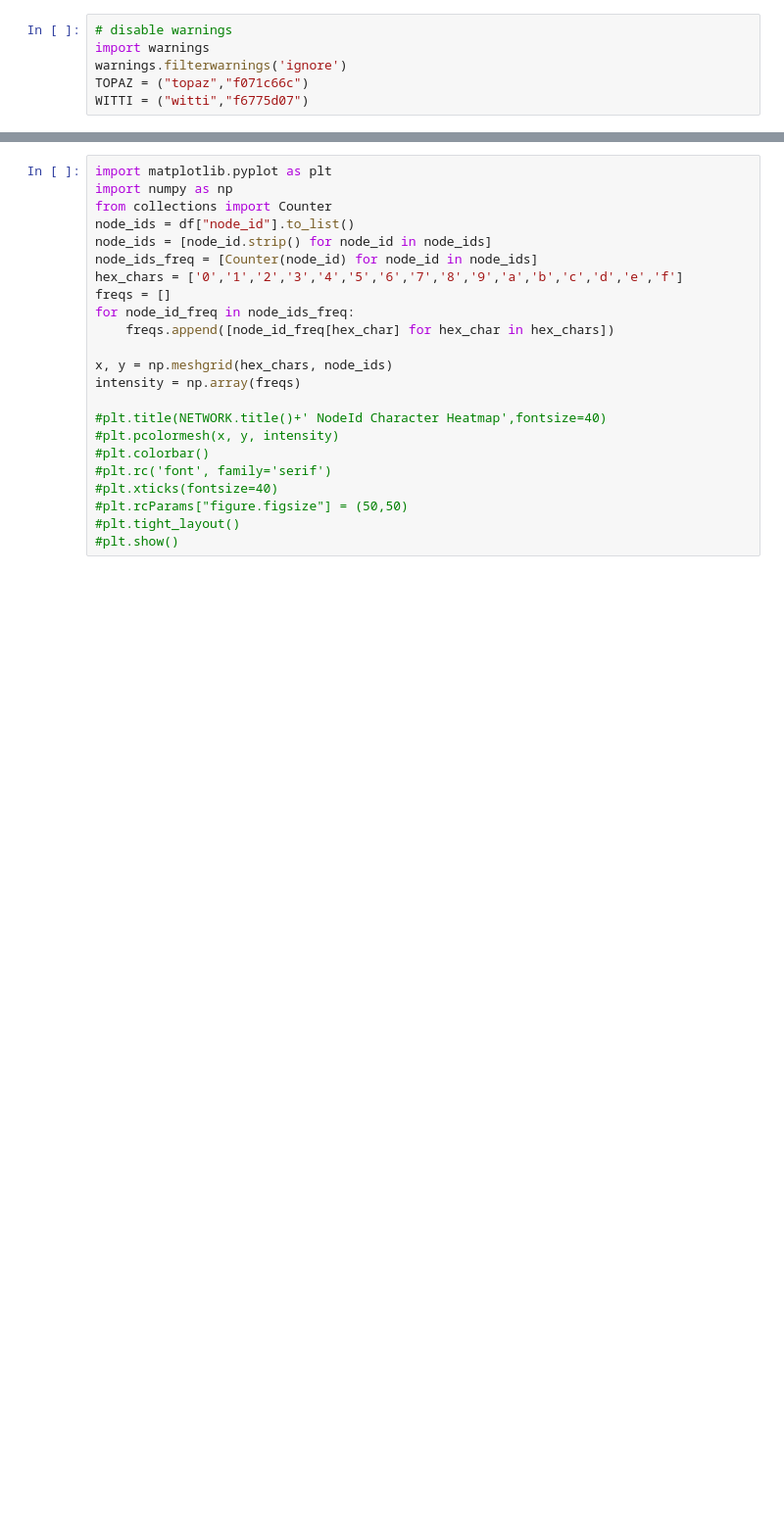
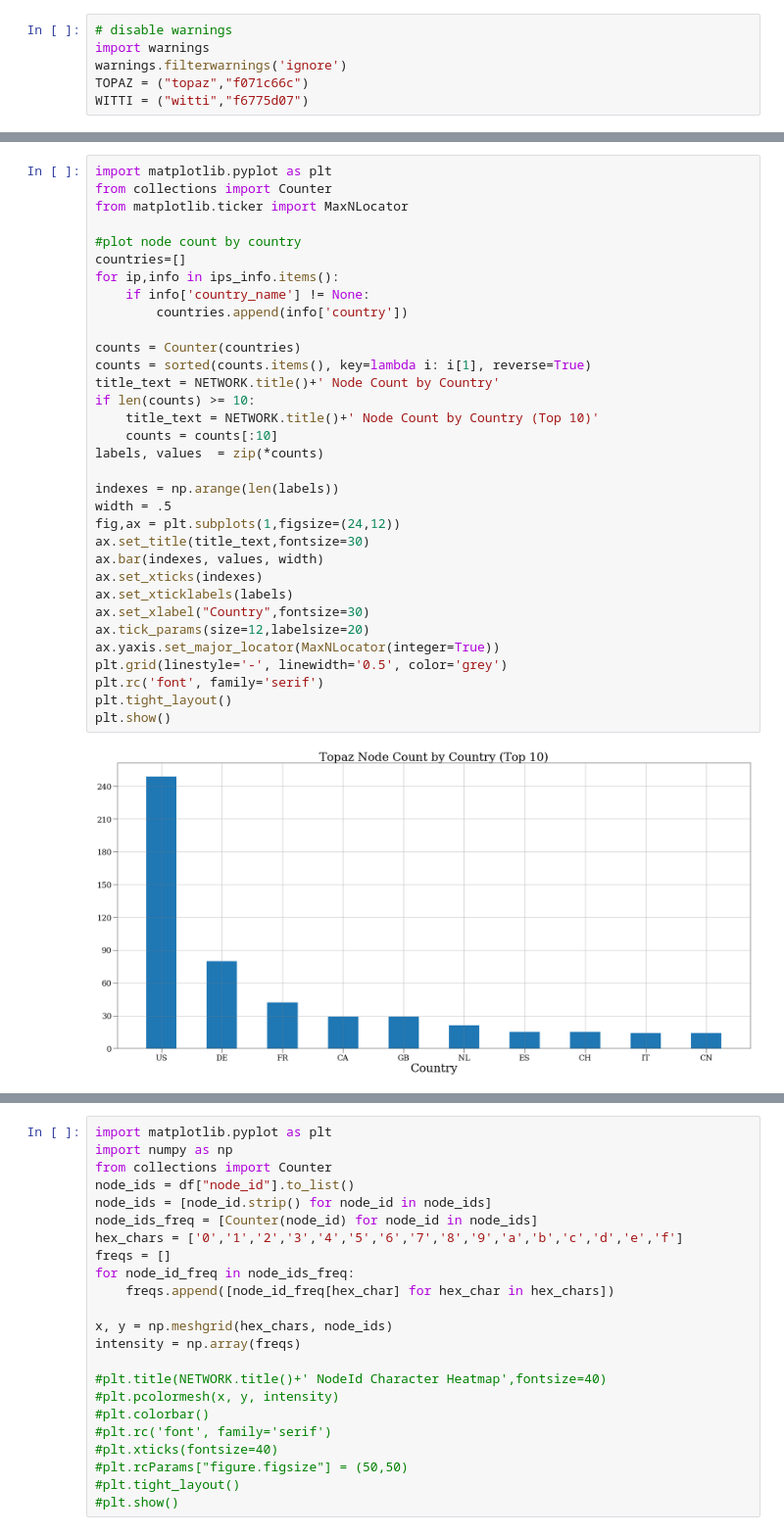
Before and after one commit to jrhea/prkl, a Jupyter notebook: analysis/testnet-analysis.ipynb, the cells around one changed output, grey strips where cells are left out. Shown at 98% size. Saved outputs shown, nothing was run; the diff lists cells and outputs as text; blank space fills up the shorter version.

```diff
--- a/analysis/testnet-analysis.ipynb
+++ b/analysis/testnet-analysis.ipynb
@@ -157,0 +192,35 @@ display(md("> #### Only nodes with fork-digest `{}` are members of the `{}` netw
+# %%
+import matplotlib.pyplot as plt
+from collections import Counter
+from matplotlib.ticker import MaxNLocator
+
+#plot node count by country
+countries=[]
+for ip,info in ips_info.items():
+    if info['country_name'] != None:
+        countries.append(info['country'])
+
+counts = Counter(countries)
+counts = sorted(counts.items(), key=lambda i: i[1], reverse=True)
+title_text = NETWORK.title()+' Node Count by Country'
+if len(counts) >= 10:
+    title_text = NETWORK.title()+' Node Count by Country (Top 10)'
+    counts = counts[:10]
+labels, values  = zip(*counts)
+
+indexes = np.arange(len(labels))
+width = .5
+fig,ax = plt.subplots(1,figsize=(24,12))
+ax.set_title(title_text,fontsize=30)
+ax.bar(indexes, values, width)
+ax.set_xticks(indexes)
+ax.set_xticklabels(labels)
+ax.set_xlabel("Country",fontsize=30)
+ax.tick_params(size=12,labelsize=20)
+ax.yaxis.set_major_locator(MaxNLocator(integer=True))
+plt.grid(linestyle='-', linewidth='0.5', color='grey')
+plt.rc('font', family='serif')
+plt.tight_layout()
+plt.show()
+# %% [output]
+[figure, added]
```
Also changed, not shown: parts of 28 cells of this notebook, 6 other files.
